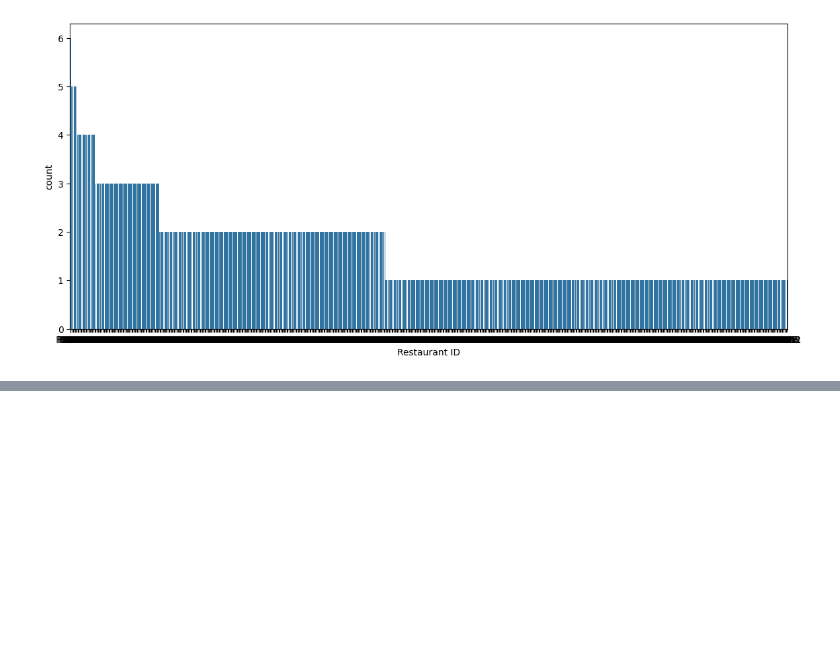
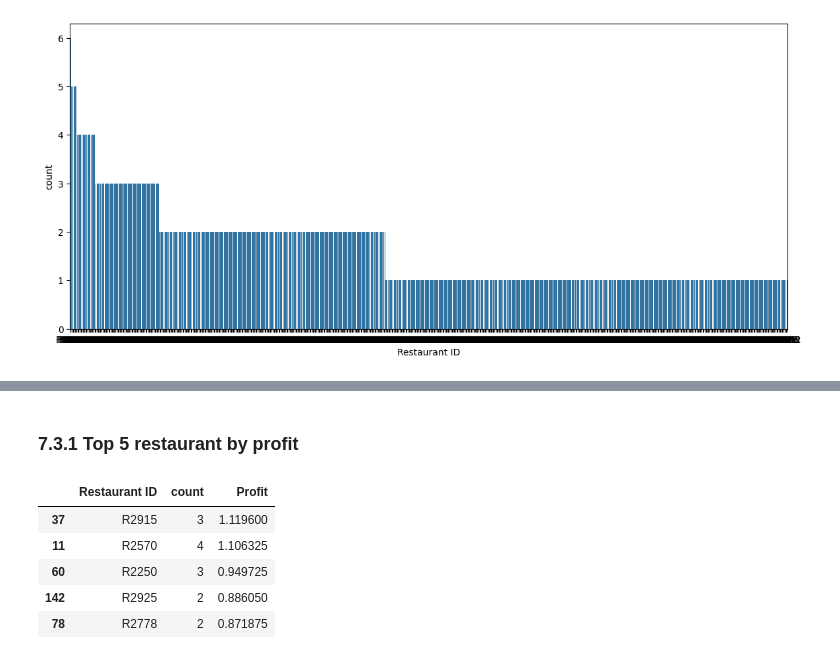
Before and after one commit to HSVI/Food-Delivery-Analysis, a Jupyter notebook: Analysis.ipynb, the cells around one changed output, grey strips where cells are left out. Drawn from its saved outputs; the diff is of its cells as text; code cells hidden in the pictures; blank space fills up the shorter version.

```diff
--- a/Analysis.ipynb
+++ b/Analysis.ipynb
@@ -276,0 +296,11 @@ test.sort_values(by="Profit", ascending=False)
+# %% [markdown]
+### 7.3.1 Top 5 restaurant by profit
+# %%
+merged_df.sort_values(["Profit"], ascending = False).head(5)
+# %% [output]
+|  | Restaurant ID | count | Profit |
+| 37 | R2915 | 3 | 1.119600 |
+| 11 | R2570 | 4 | 1.106325 |
+| 60 | R2250 | 3 | 0.949725 |
+| 142 | R2925 | 2 | 0.886050 |
+| 78 | R2778 | 2 | 0.871875 |
```
Also changed, not shown: parts of 13 cells of this notebook.
